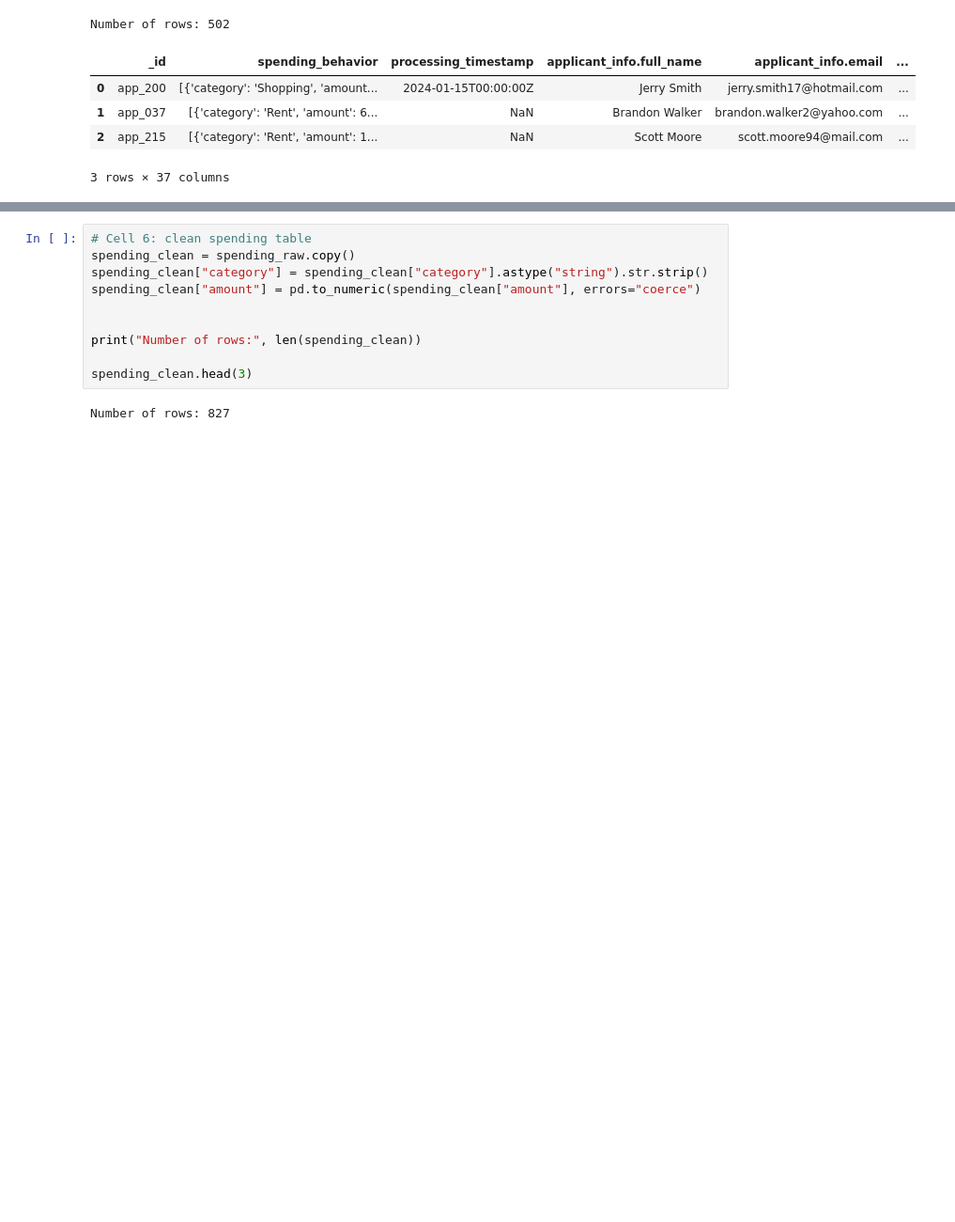
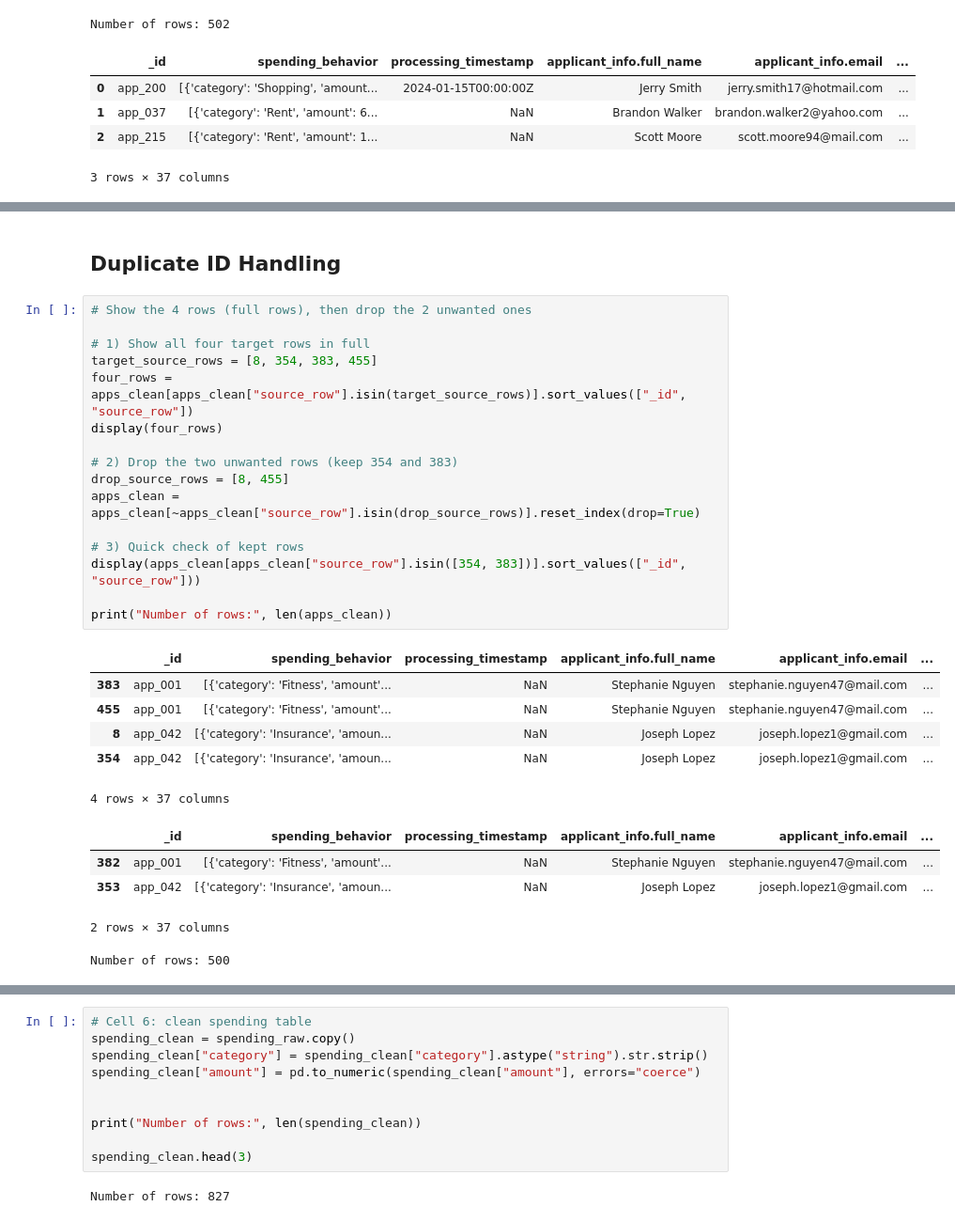
Before and after one commit to selin71414/dego-project-team9, a Jupyter notebook: notebooks/01-data-quality.ipynb, the cells around one changed output, grey strips where cells are left out. Shown at 94% size. Saved outputs shown, nothing was run; the diff lists cells and outputs as text; blank space fills up the shorter version.

```diff
--- a/notebooks/01-data-quality.ipynb
+++ b/notebooks/01-data-quality.ipynb
@@ -262,0 +263,30 @@ Rows are retained, original values are preserved, and quality flags are added fo
+# %% [markdown]
+## Duplicate ID Handling
+# %%
+# Show the 4 rows (full rows), then drop the 2 unwanted ones
+
+# 1) Show all four target rows in full
+target_source_rows = [8, 354, 383, 455]
+four_rows = apps_clean[apps_clean["source_row"].isin(target_source_rows)].sort_values(["_id", "source_row"])
+display(four_rows)
+
+# 2) Drop the two unwanted rows (keep 354 and 383)
+drop_source_rows = [8, 455]
+apps_clean = apps_clean[~apps_clean["source_row"].isin(drop_source_rows)].reset_index(drop=True)
+
+# 3) Quick check of kept rows
+display(apps_clean[apps_clean["source_row"].isin([354, 383])].sort_values(["_id", "source_row"]))
+
+print("Number of rows:", len(apps_clean))
+# %% [output]
+|  | _id | spending_behavior | processing_timestamp | applicant_info.full_name | applicant_info.email | ... |
+| 383 | app_001 | [{'category': 'Fitness', 'amount'... | NaN | Stephanie Nguyen | stephanie.nguyen47@mail.com | ... |
+| 455 | app_001 | [{'category': 'Fitness', 'amount'... | NaN | Stephanie Nguyen | stephanie.nguyen47@mail.com | ... |
+| 8 | app_042 | [{'category': 'Insurance', 'amoun... | NaN | Joseph Lopez | joseph.lopez1@gmail.com | ... |
+| 354 | app_042 | [{'category': 'Insurance', 'amoun... | NaN | Joseph Lopez | joseph.lopez1@gmail.com | ... |
+4 rows × 37 columns
+|  | _id | spending_behavior | processing_timestamp | applicant_info.full_name | applicant_info.email | ... |
+| 382 | app_001 | [{'category': 'Fitness', 'amount'... | NaN | Stephanie Nguyen | stephanie.nguyen47@mail.com | ... |
+| 353 | app_042 | [{'category': 'Insurance', 'amoun... | NaN | Joseph Lopez | joseph.lopez1@gmail.com | ... |
+2 rows × 37 columns
+Number of rows: 500
```
Also changed, not shown: parts of 11 cells of this notebook.
